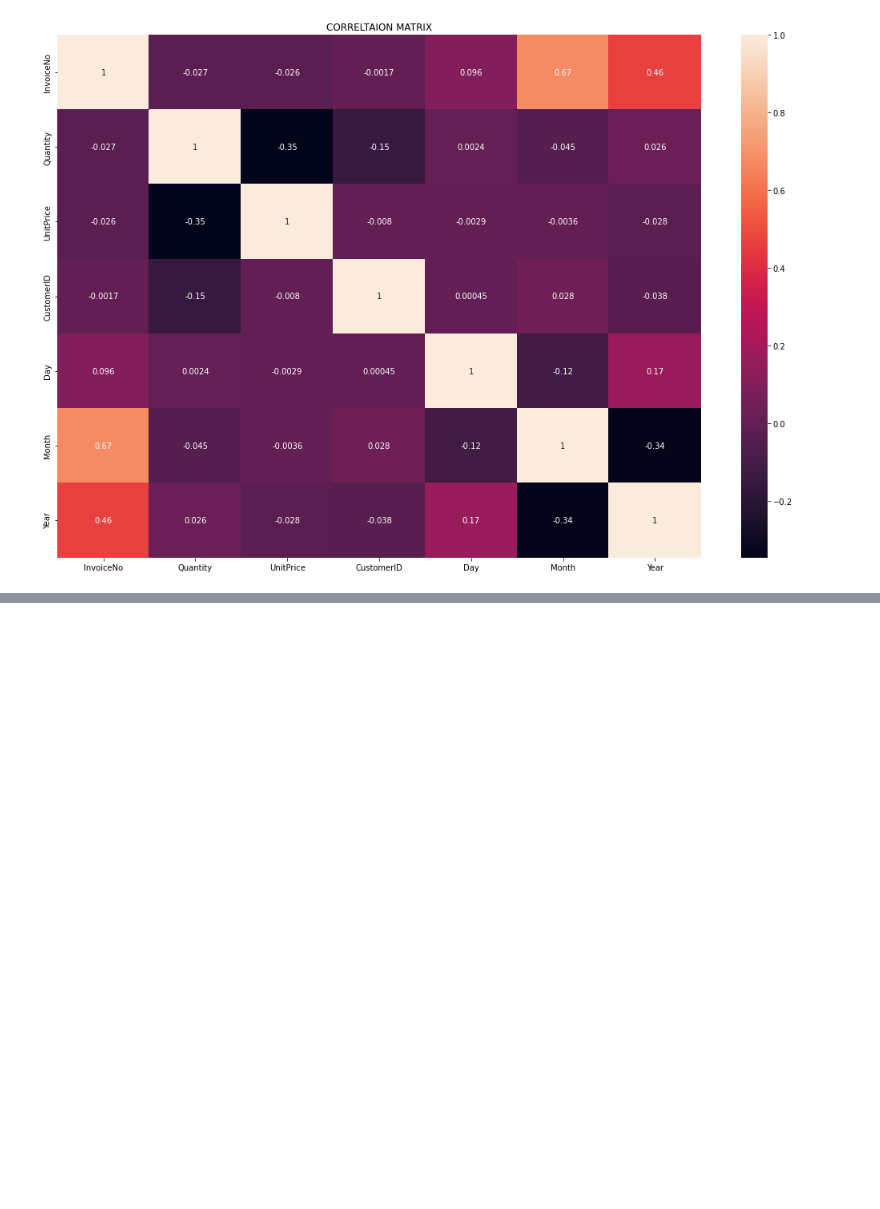
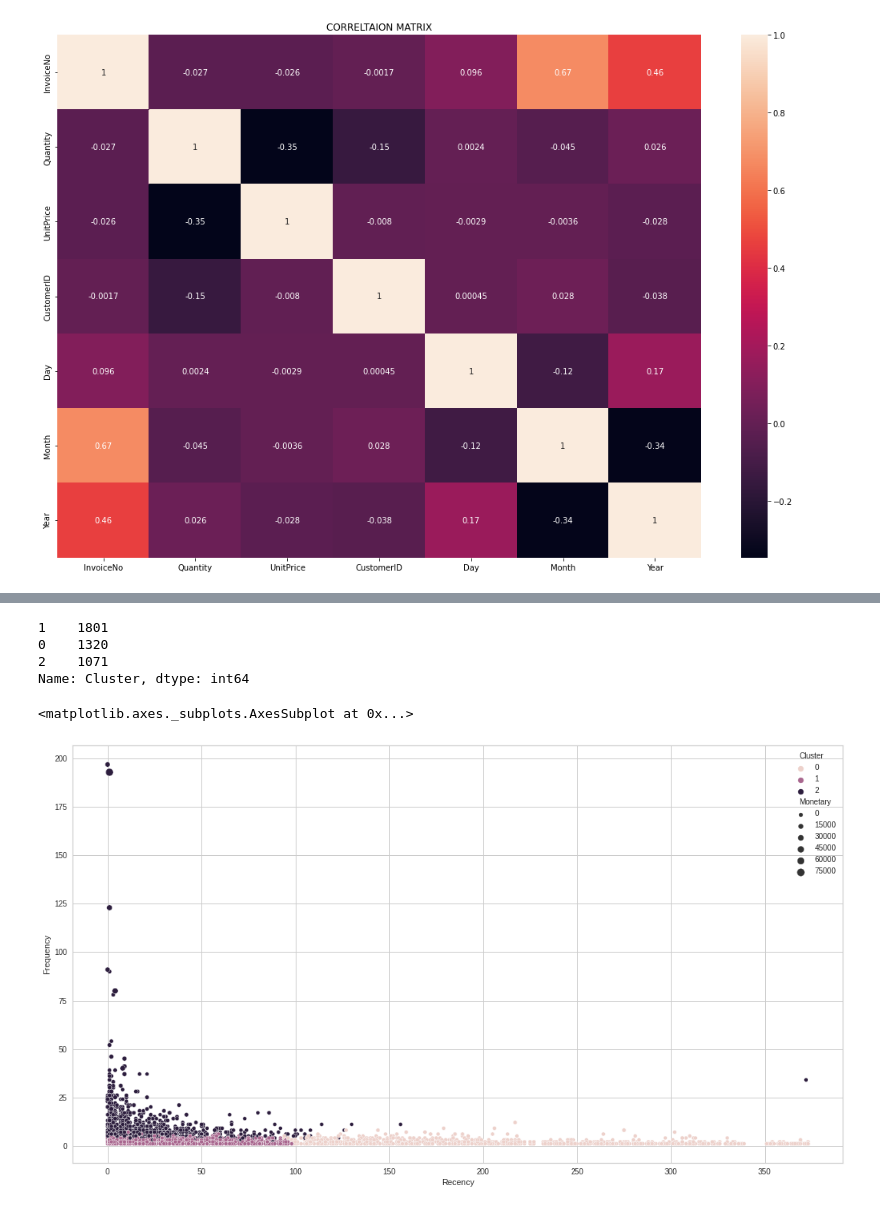
Before and after one commit to Hkhero79/Hk-online-Retail-customer-segmentation, a Jupyter notebook: Hk_Online_Retail_Customer_Segmentation_Capstone_Project.ipynb, the cells around one changed output, grey strips where cells are left out. Drawn from its saved outputs; the diff is of its cells as text; code cells hidden in the pictures; blank space fills up the shorter version.

```diff
--- a/Hk_Online_Retail_Customer_Segmentation_Capstone_Project.ipynb
+++ b/Hk_Online_Retail_Customer_Segmentation_Capstone_Project.ipynb
@@ -285,0 +470,6 @@ Text(0.5, 1.0, 'CORRELTAION MATRIX')
+# %%
+# KMeans with 3 clusters
+kmeans = KMeans(n_clusters = 3, random_state=10)
+# %%
+# Fitting the model to the data
+kmeans.fit(rfm_scaled)
@@ -285,0 +478,4 @@ Text(0.5, 1.0, 'CORRELTAION MATRIX')
+# %%
+# Creating cluster labels for the data and appending it to the RFM dataframe
+labels = kmeans.predict(rfm_scaled)
+rfm_df_copy['Cluster'] = labels
@@ -285,0 +502,15 @@ Text(0.5, 1.0, 'CORRELTAION MATRIX')
+# %%
+# Number of customers belonging to each cluster
+rfm_df_copy['Cluster'].value_counts()
+# %% [output]
+1    1801
+0    1320
+2    1071
+Name: Cluster, dtype: int64
+# %%
+# Creating a scatter plot to understand the clusters visually
+plt.figure(figsize = (18,10))
+sns.scatterplot(x = rfm_df_copy['Recency'], y = rfm_df_copy['Frequency'], size= rfm_df_copy['Monetary'], hue = rfm_df_copy['Cluster'])
+# %% [output]
+<matplotlib.axes._subplots.AxesSubplot at 0x...>
+[figure, added]
```
Also changed, not shown: parts of 29 cells of this notebook.
